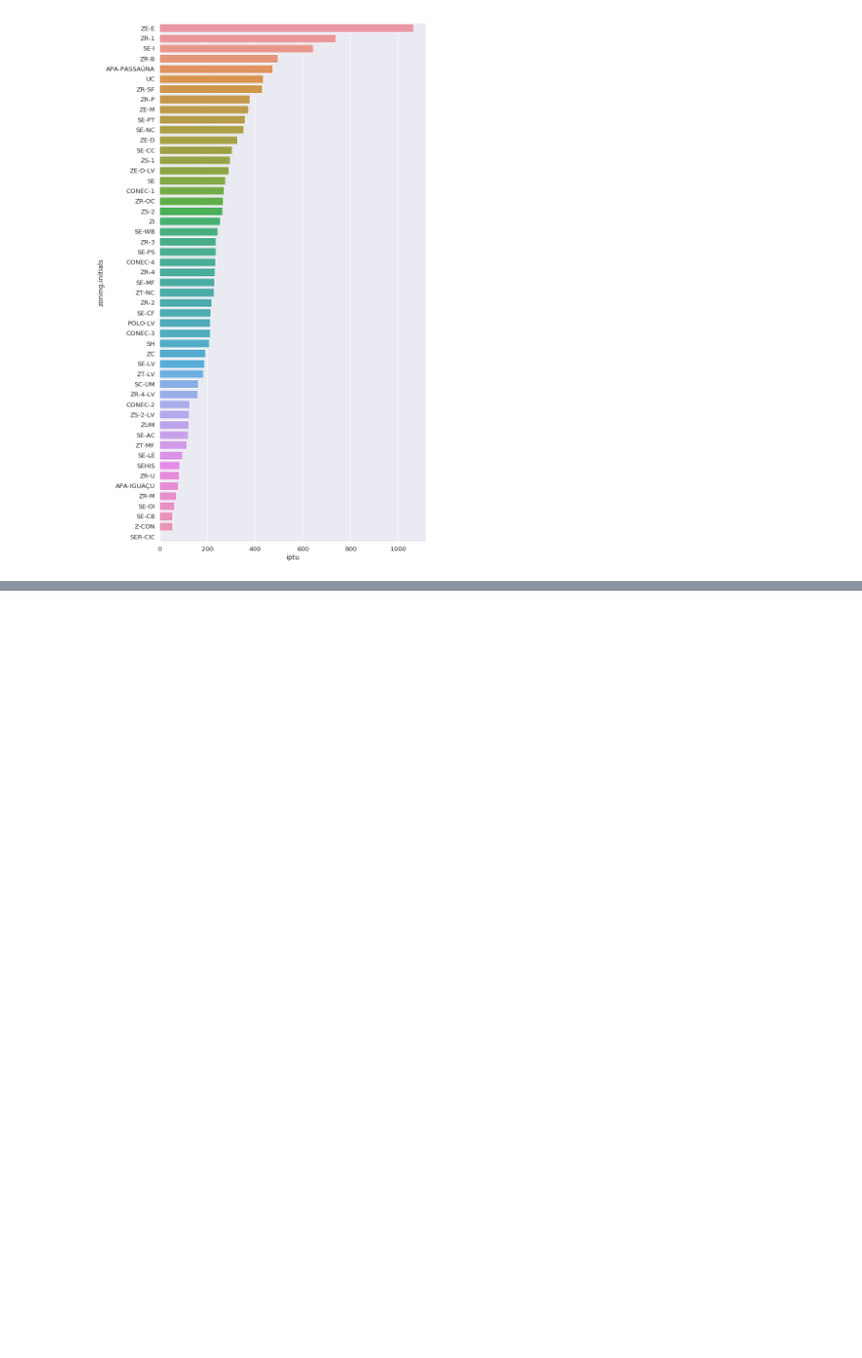
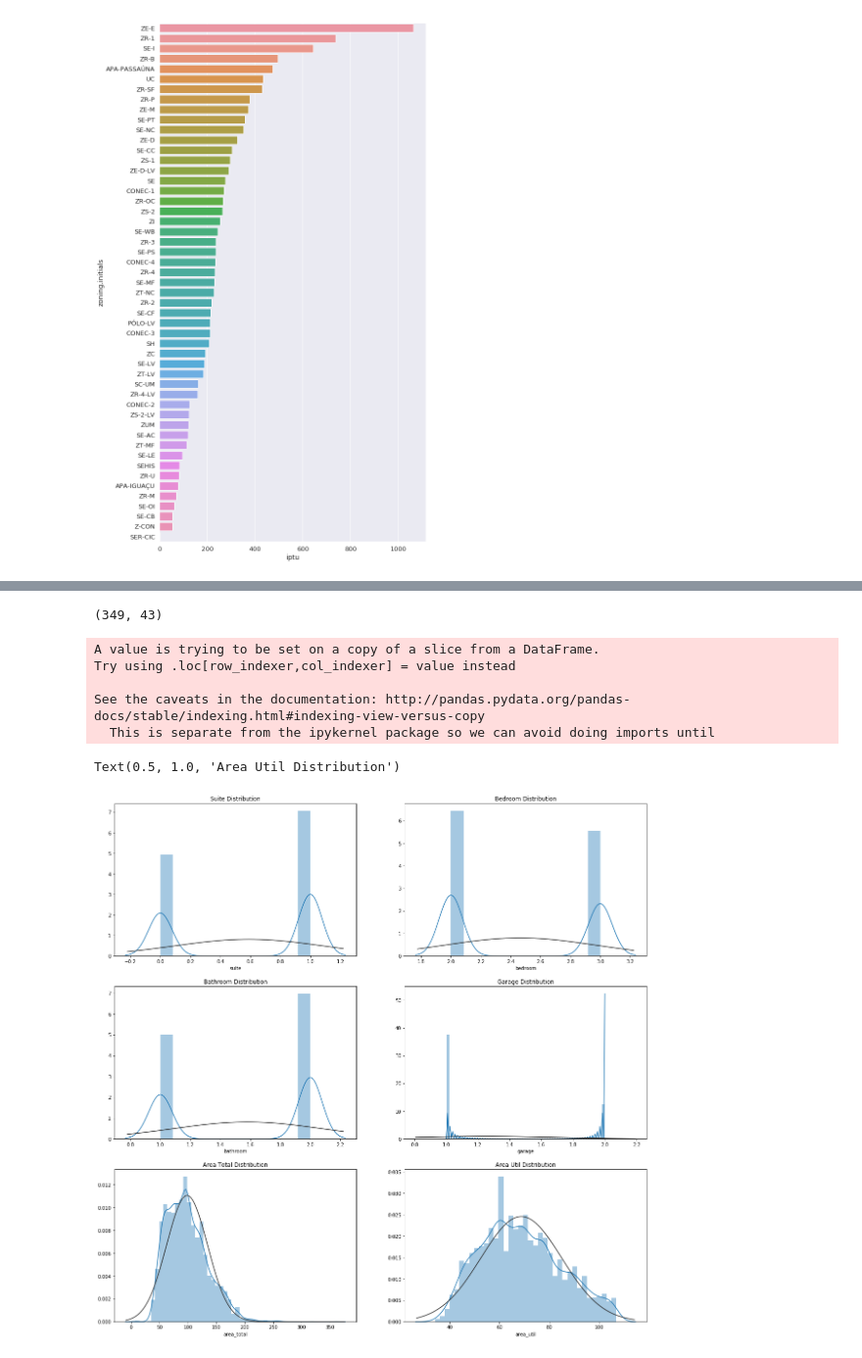
Before and after one commit to nuttheguitar/realties_datasprints, a Jupyter notebook: EDA.ipynb, the cells around one changed output, grey strips where cells are left out. Shown at 98% size. Saved outputs shown, nothing was run; the diff lists cells and outputs as text; code cells hidden in the pictures; blank space fills up the shorter version.

```diff
--- a/EDA.ipynb
+++ b/EDA.ipynb
@@ -805,0 +779,51 @@ ax = sns.barplot(x="iptu", y="zoning.initials", data=heatmap_prop_tax.sort_value
+# %%
+df_wo_rent.shape
+# %% [output]
+(349, 43)
+# %%
+df_sell = df_ddp[df_ddp['business_type'] == 'Venda']
+
+df_sell['z_value'] = np.abs((df_sell['value'] - df_sell['value'].mean())/df_sell['value'].std(ddof=0))
+df_wo_sell = df_sell[df_sell['z_value'] < 1]
+
+df_pfa = df_wo_sell[['suite','bedroom','bathroom','garage','area_total','area_util','value']]
+df_pfa = df_pfa.fillna(0)
+
+df_pfa['z_value_suite'] = np.abs((df_pfa['suite'] - df_pfa['suite'].mean())/df_pfa['suite'].std(ddof=0))
+df_pfa = df_pfa[df_pfa['z_value_suite'] < 1]
+
+df_pfa['z_value_bedroom'] = np.abs((df_pfa['bedroom'] - df_pfa['bedroom'].mean())/df_pfa['bedroom'].std(ddof=0))
+df_pfa = df_pfa[df_pfa['z_value_bedroom'] < 1]
+
+df_pfa['z_value_bathroom'] = np.abs((df_pfa['bathroom'] - df_pfa['bathroom'].mean())/df_pfa['bathroom'].std(ddof=0))
+df_pfa = df_pfa[df_pfa['z_value_bathroom'] < 1]
+
+df_pfa['z_value_garage'] = np.abs((df_pfa['garage'] - df_pfa['garage'].mean())/df_pfa['garage'].std(ddof=0))
+df_pfa = df_pfa[df_pfa['z_value_garage'] < 1]
+
+df_pfa['z_value_area_total'] = np.abs((df_pfa['area_total'] - df_pfa['area_total'].mean())/df_pfa['area_total'].std(ddof=0))
+df_pfa = df_pfa[df_pfa['z_value_area_total'] < 1]
+
+df_pfa['z_value_area_util'] = np.abs((df_pfa['area_util'] - df_pfa['area_util'].mean())/df_pfa['area_util'].std(ddof=0))
+df_pfa = df_pfa[df_pfa['z_value_area_util'] < 1]
+
+
+df_pfa = df_pfa.drop(['z_value_suite', 'z_value_bedroom', 'z_value_bathroom', 'z_value_garage', 'z_value_area_total', 'z_value_area_util'], axis=1)
+df_pfa = df_pfa[df_pfa['area_total'] > 0]
+# %% [output]
+A value is trying to be set on a copy of a slice from a DataFrame.
+Try using .loc[row_indexer,col_indexer] = value instead
+
+See the caveats in the documentation: http://pandas.pydata.org/pandas-docs/stable/indexing.html#indexing-view-versus-copy
+  This is separate from the ipykernel package so we can avoid doing imports until
+# %%
+fig, ax = plt.subplots(3,2, figsize=(20, 20))
+sns.distplot(df_pfa['suite'].dropna(), fit=norm, ax=ax[0][0]).set_title("Suite Distribution")
+sns.distplot(df_pfa['bedroom'].dropna(), fit=norm, ax=ax[0][1]).set_title("Bedroom Distribution")
+sns.distplot(df_pfa['bathroom'].dropna(), fit=norm, ax=ax[1][0]).set_title("Bathroom Distribution")
+sns.distplot(df_pfa['garage'].dropna(), fit=norm, ax=ax[1][1]).set_title("Garage Distribution")
+sns.distplot(df_pfa['area_total'].dropna(), fit=norm, ax=ax[2][0]).set_title("Area Total Distribution")
+sns.distplot(df_pfa['area_util'].dropna(), fit=norm, ax=ax[2][1]).set_title("Area Util Distribution")
+# %% [output]
+Text(0.5, 1.0, 'Area Util Distribution')
+[figure, added]
```
Also changed, not shown: parts of 17 cells of this notebook, 9 other files.
